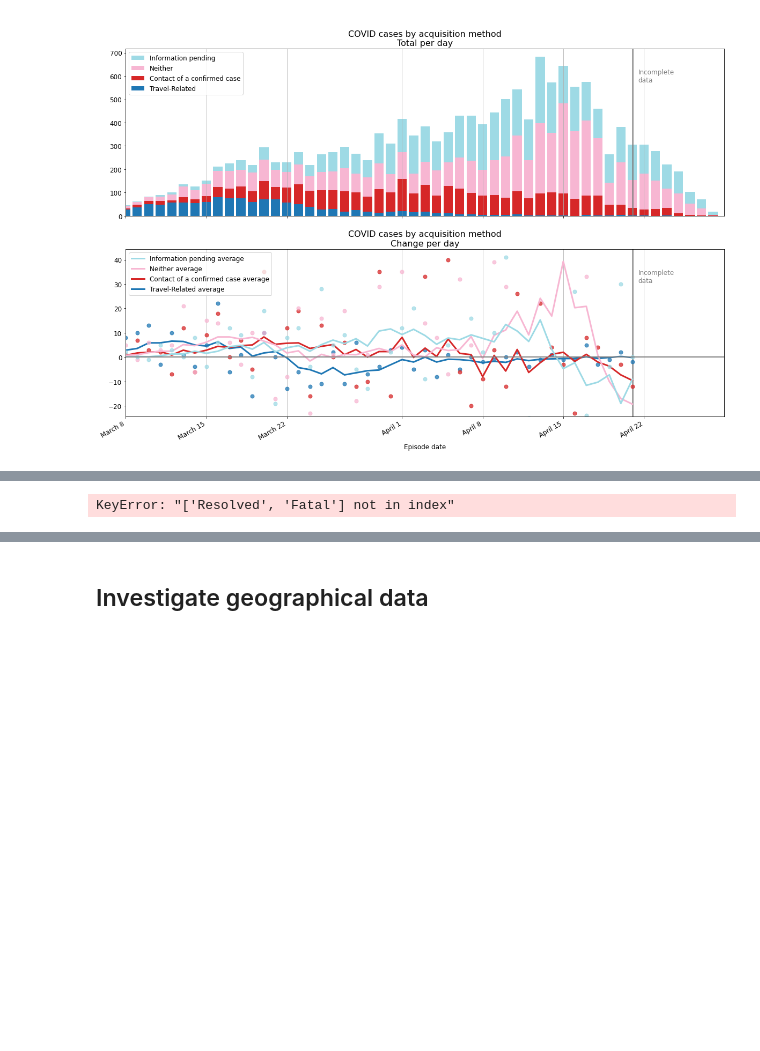
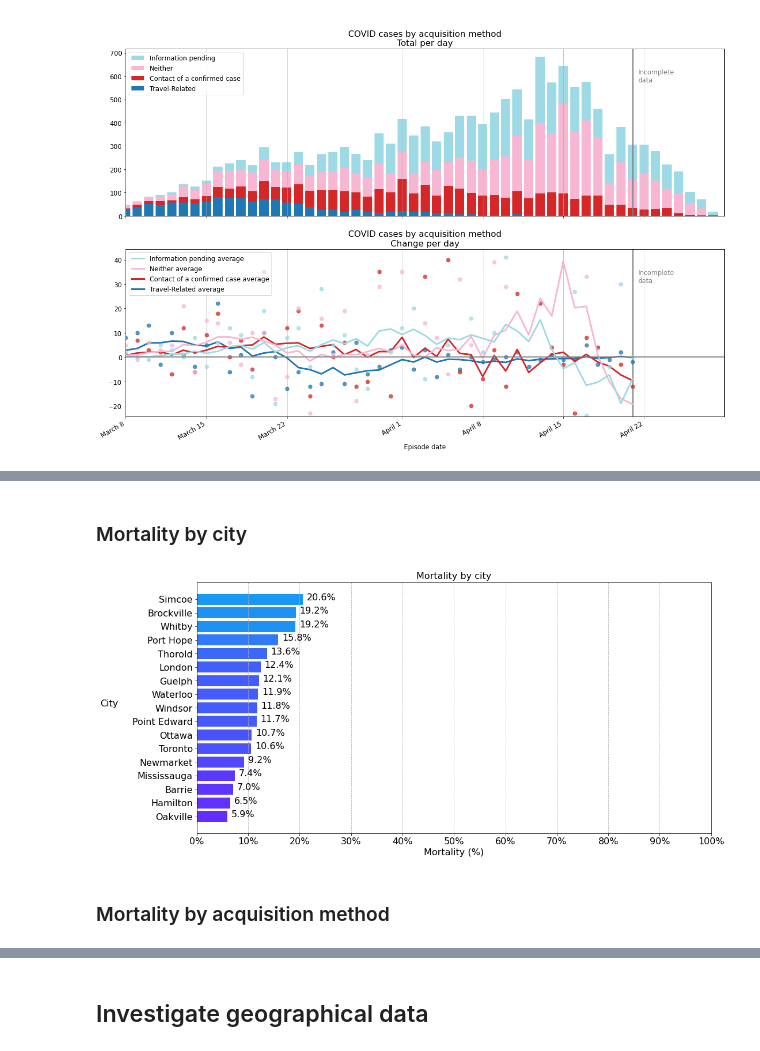
Before and after one commit to rlwelch/covid-ontario, a Jupyter notebook: covid_ontario/covid_ontario_investigation.ipynb, the cells around one changed output, grey strips where cells are left out. Drawn from its saved outputs; the diff is of its cells as text; code cells hidden in the pictures; blank space fills up the shorter version.

Commit message:
Fix mortality, get rid of LTC investigation

```diff
--- a/covid_ontario/covid_ontario_investigation.ipynb
+++ b/covid_ontario/covid_ontario_investigation.ipynb
@@ -734,3 +723,6 @@ def plot_mortality_groupby(mortality_groups, colormap="rainbow"):
     ax.grid("on", which="major", axis="x", linestyle="--")
     ax.tick_params(axis='both', which='major', labelsize=16)
     return fig
+# %%
+outcomes["Fatal"] = outcomes["outcome"] == "Fatal"
+outcomes["Resolved"] = outcomes["outcome"] == "Resolved"
@@ -747,5 +750,10 @@ plt.show()
+# %% [markdown]
+### Mortality by city
 # %%
 mortality_cities = mortality_groupby(outcomes, "city")
-mortality_cities = mortality_cities[mortality_cities["num_cases"] > 250].sort_values(by="mortality")
+mortality_cities = mortality_cities[mortality_cities["num_cases"] > 100].sort_values(by="mortality")
+
+fig = plot_mortality_groupby(mortality_cities)
+plt.show()
 # %% [output]
-KeyError: "['Resolved', 'Fatal'] not in index"
+[figure, added]
@@ -755,3 +760,5 @@ plt.show()
+# %% [markdown]
+### Mortality by acquisition method
 # %%
 mortality_acquisition = mortality_groupby(outcomes, "acquisition")
 fig = plot_mortality_groupby(mortality_acquisition)
```
Also changed, not shown: parts of 42 cells of this notebook.
